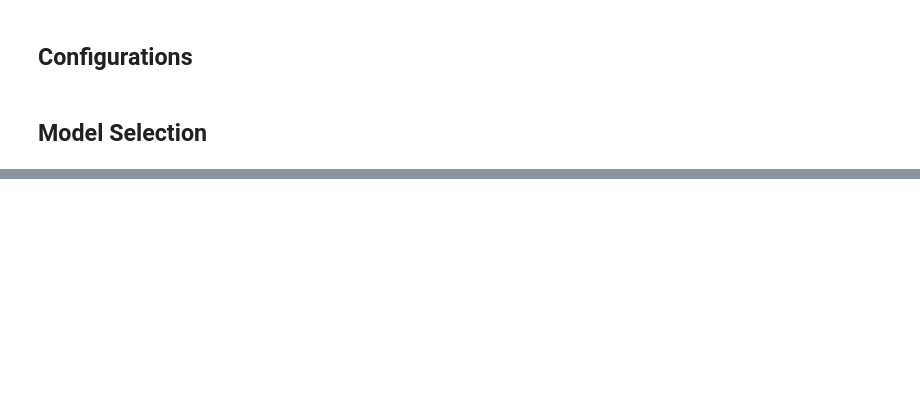
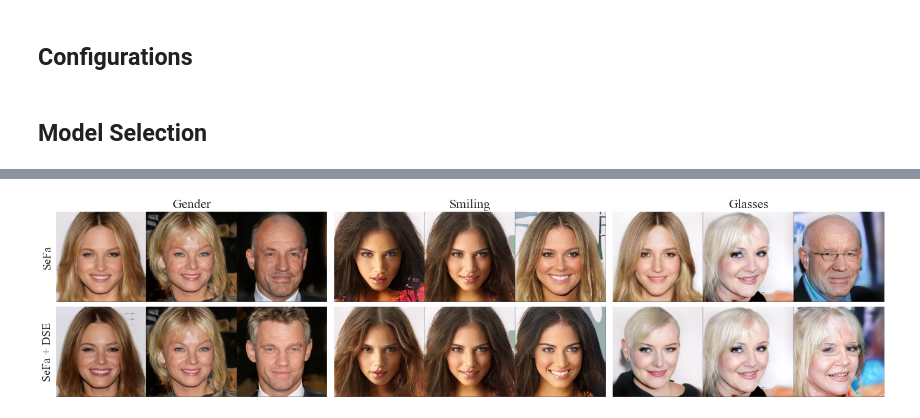
Before and after one commit to VSSILPA/disentagled_latent_dirs, a Jupyter notebook: src/latent_traversal.ipynb, the cells around one changed output, grey strips where cells are left out. Saved outputs shown, nothing was run; the diff lists cells and outputs as text; code cells hidden in the pictures; blank space fills up the shorter version.

Commit message:
Plotting code for CF and CF+Ours Ready

```diff
--- a/src/latent_traversal.ipynb
+++ b/src/latent_traversal.ipynb
@@ -108,0 +248,7 @@ all_images = save_images(codes[z_min_index:z_max_index], shift_r, shift_count, c
+# %%
+root_dir= '/home/adarsh/PycharmProjects/disentagled_latent_dirs'
+result_path = os.path.join(root_dir,  'results/celeba_hq/closed_form_ours/qualitative_analysis')
+attr_list = ['Gender', 'Smiling', 'Glasses']
+z = []
+for each_attr in attr_list:
+    z.append(torch.load(os.path.join(result_path, 'temp_' + each_attr + '/codes.pkl')))
@@ -108,0 +282,36 @@ all_images = save_images(codes[z_min_index:z_max_index], shift_r, shift_count, c
+# %%
+cf = torch.stack((cf_gender, cf_smiling, cf_glass),dim=0)
+dse = torch.stack((dse_gender, dse_smiling, dse_glass),dim=0)
+all_images = [cf, dse]
+# %%
+algo = ['SeFa', 'SeFa + DSE']
+# %%
+import matplotlib.pyplot as plt
+import matplotlib.gridspec as gridspec
+
+SMALL_SIZE = 8
+plt.rc('axes', titlesize=22, labelsize=20)
+# matplotlib.rc('axes', titlesize=SMALL_SIZE)
+
+fig = plt.figure(figsize=(20, 5))
+gs = gridspec.GridSpec(2, 3, wspace=0.1, hspace=0.01)
+ax = np.zeros(6, dtype=object)
+count = 0
+for i in range(2):
+    for j in range(3):
+        ax[count] = fig.add_subplot(gs[i, j])
+        grid = torchvision.utils.make_grid(all_images[i][j].clamp(min=-1, max=1),nrow=3, scale_each=True, normalize=True)
+        ax[count].imshow(grid.permute(1, 2, 0).cpu().numpy())
+        ax[count].grid(False)
+        ax[count].set_xticks([])
+        ax[count].set_yticks([])
+        count = count + 1
+        ax[j].title.set_text(attr_list[j])
+ax[0].set_ylabel(algo[0], rotation=90)
+ax[3].set_ylabel(algo[1], rotation=90)
+plt.rcParams["font.family"] = "Times New Roman"
+
+gs.tight_layout(fig)
+plt.savefig('test.pdf')
+# %% [output]
+[figure, added]
```
Also changed, not shown: parts of 12 cells of this notebook, 1 other file.
